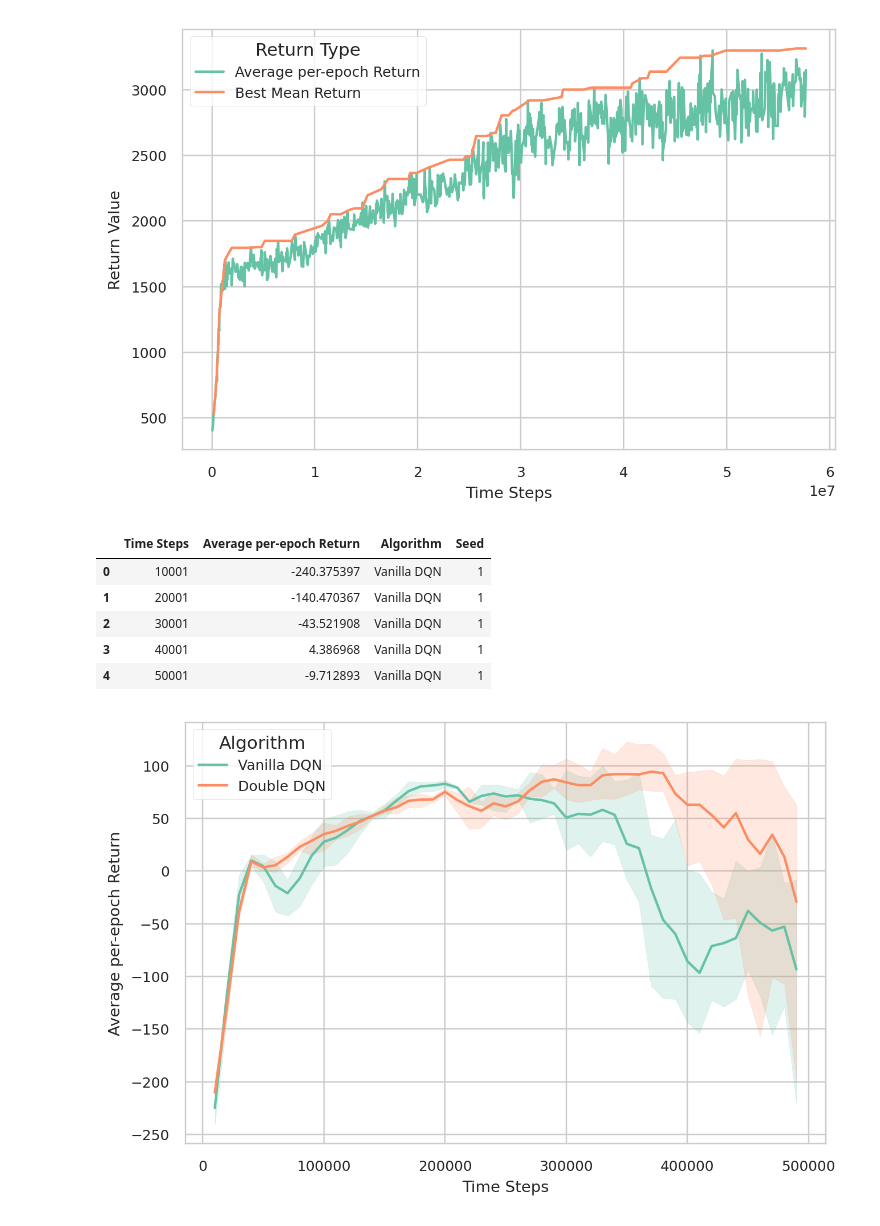
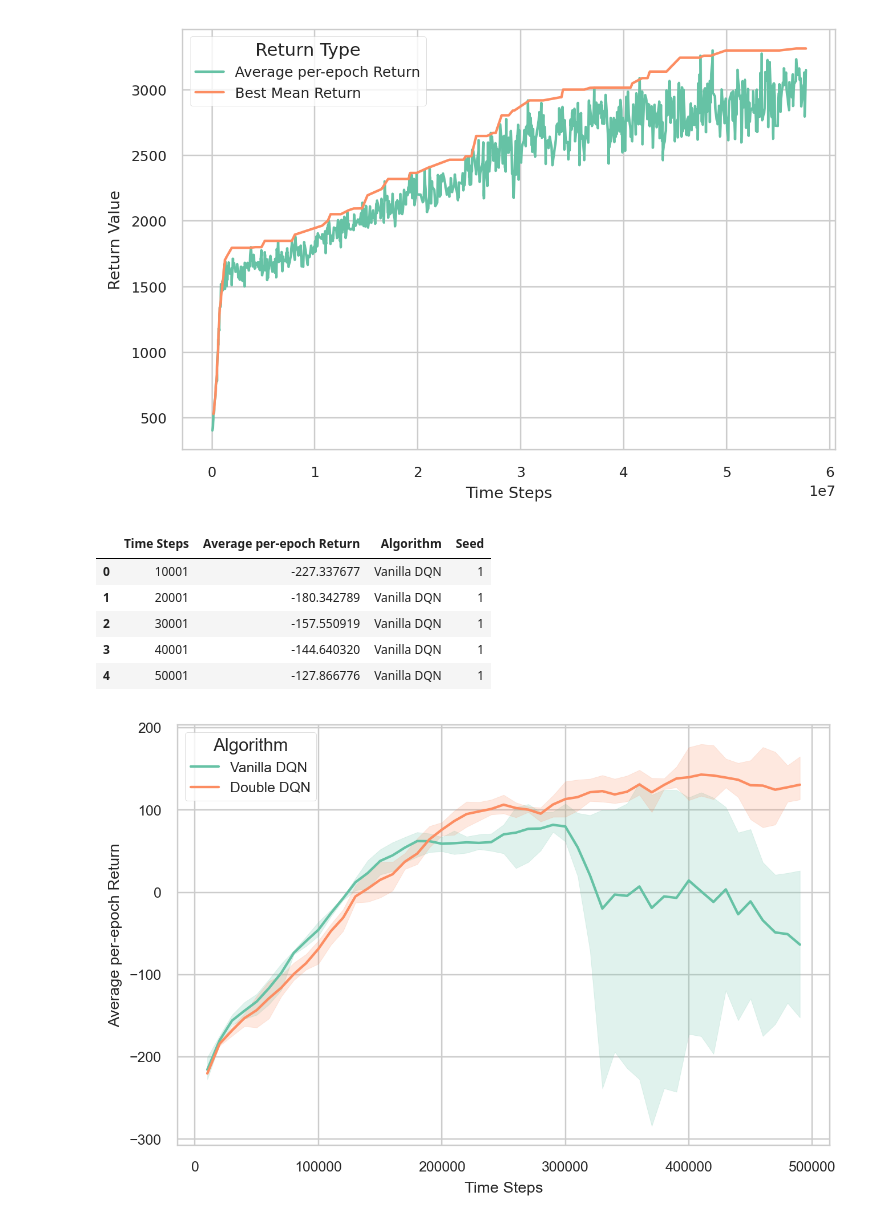
Before and after one commit to ChocolateDave/cs285_homework_fall2022, a Jupyter notebook: notebooks/hw3_analysis.ipynb, the cells around one changed output. Cells and saved outputs as stored; diff of their text form; code cells hidden in the pictures.

```diff
--- a/notebooks/hw3_analysis.ipynb
+++ b/notebooks/hw3_analysis.ipynb
@@ -84,44 +84,44 @@ fig.savefig('../docs/hw3_report/img/q1.png', dpi=600)
 # Question 2: double Q-learning (DDQN)
 # =========================================
 vanilla_df = pd.DataFrame()
-for i, filename in enumerate(os.listdir('./data/hw3/q2/average/vanilla')):
+for i, filename in enumerate(os.listdir('./data/hw3/q2/vanilla')):
     df = pd.read_csv(
-        osp.join('./data/hw3/q2/average/vanilla', filename)
+        osp.join('./data/hw3/q2/vanilla', filename)
     )
     _process_df(df, name='Average per-epoch Return')
     df['Algorithm'] = 'Vanilla DQN'
     df['Seed'] = i + 1
     vanilla_df = pd.concat([vanilla_df, df], axis=0)
 
 double_df = pd.DataFrame()
-for i, filename in enumerate(os.listdir('./data/hw3/q2/average/double')):
+for i, filename in enumerate(os.listdir('./data/hw3/q2/double')):
     df = pd.read_csv(
-        osp.join('./data/hw3/q2/average/double', filename)
+        osp.join('./data/hw3/q2/double', filename)
     )
     _process_df(df, name='Average per-epoch Return')
     df['Algorithm'] = 'Double DQN'
     df['Seed'] = i + 1
     double_df = pd.concat([double_df, df], axis=0)
 
 df = pd.concat([vanilla_df, double_df], axis=0)
 display(df.head(5))
 
 fig, ax = plt.subplots(1, 1, figsize=(6, 4), dpi=224)
 ax = sns.lineplot(
     data=df,
     x='Time Steps',
     y='Average per-epoch Return',
     hue='Algorithm',
     palette='Set2',
     ax=ax
 )
 fig.tight_layout()
 fig.savefig('../docs/hw3_report/img/q2.png', dpi=600)
 # %% [output]
 |  | Time Steps | Average per-epoch Return | Algorithm | Seed |
-| 0 | 10001 | -240.375397 | Vanilla DQN | 1 |
-| 1 | 20001 | -140.470367 | Vanilla DQN | 1 |
-| 2 | 30001 | -43.521908 | Vanilla DQN | 1 |
-| 3 | 40001 | 4.386968 | Vanilla DQN | 1 |
-| 4 | 50001 | -9.712893 | Vanilla DQN | 1 |
+| 0 | 10001 | -227.337677 | Vanilla DQN | 1 |
+| 1 | 20001 | -180.342789 | Vanilla DQN | 1 |
+| 2 | 30001 | -157.550919 | Vanilla DQN | 1 |
+| 3 | 40001 | -144.640320 | Vanilla DQN | 1 |
+| 4 | 50001 | -127.866776 | Vanilla DQN | 1 |
-[figure, old version]
+[figure, new version]
```
Also changed, not shown: parts of 9 cells of this notebook, 48 other files.
